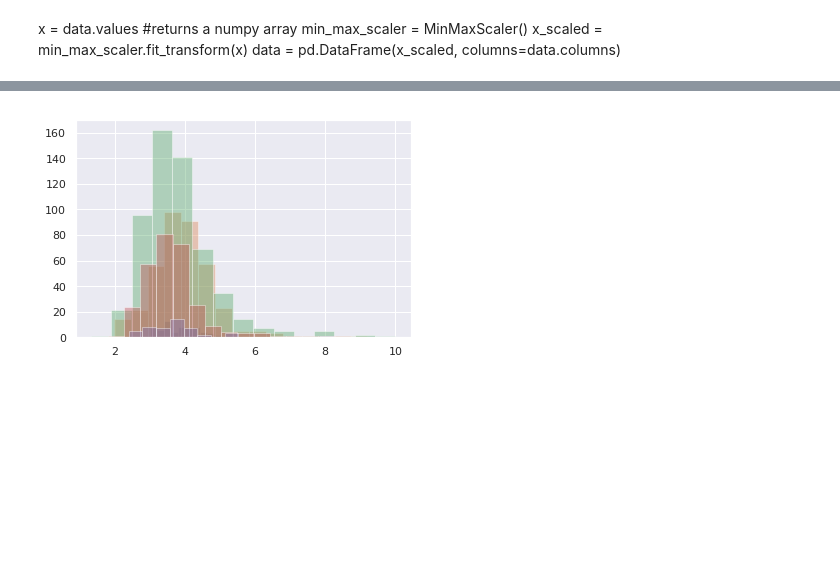
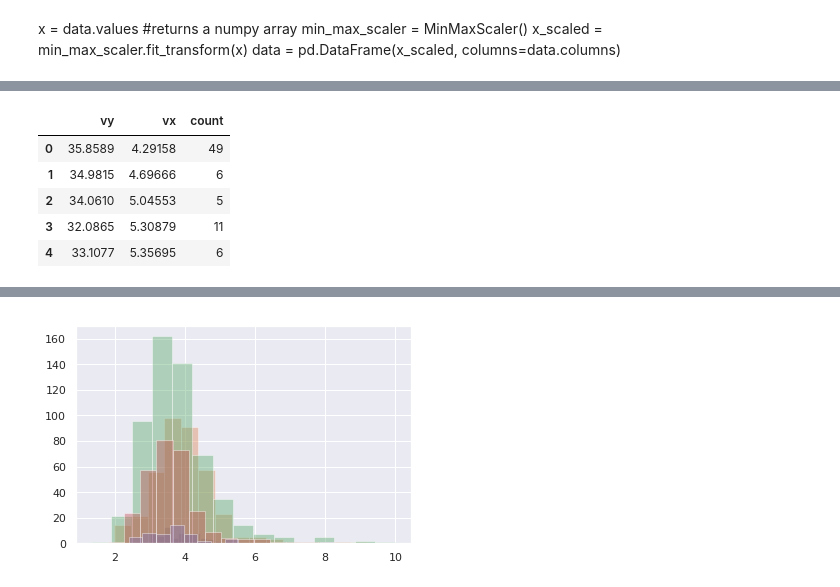
Before and after one commit to CaioMar/Venacao, a Jupyter notebook: Distance_histogram.ipynb, the cells around one changed output, grey strips where cells are left out. Cells and saved outputs as stored; diff of their text form; code cells hidden in the pictures; blank space fills up the shorter version.

```diff
--- a/Distance_histogram.ipynb
+++ b/Distance_histogram.ipynb
@@ -14,0 +48,4 @@ data = pd.DataFrame(x_scaled, columns=data.columns)
+# %%
+cols = list(data.columns[1:7])
+cols += list(data.columns[9:])
+cols
@@ -14,0 +78,9 @@ data = pd.DataFrame(x_scaled, columns=data.columns)
+# %%
+copycountdf.head(5)
+# %% [output]
+|  | vy | vx | count |
+| 0 | 35.8589 | 4.29158 | 49 |
+| 1 | 34.9815 | 4.69666 | 6 |
+| 2 | 34.0610 | 5.04553 | 5 |
+| 3 | 32.0865 | 5.30879 | 11 |
+| 4 | 33.1077 | 5.35695 | 6 |
```
Also changed, not shown: parts of 13 cells of this notebook, 1 other file.
